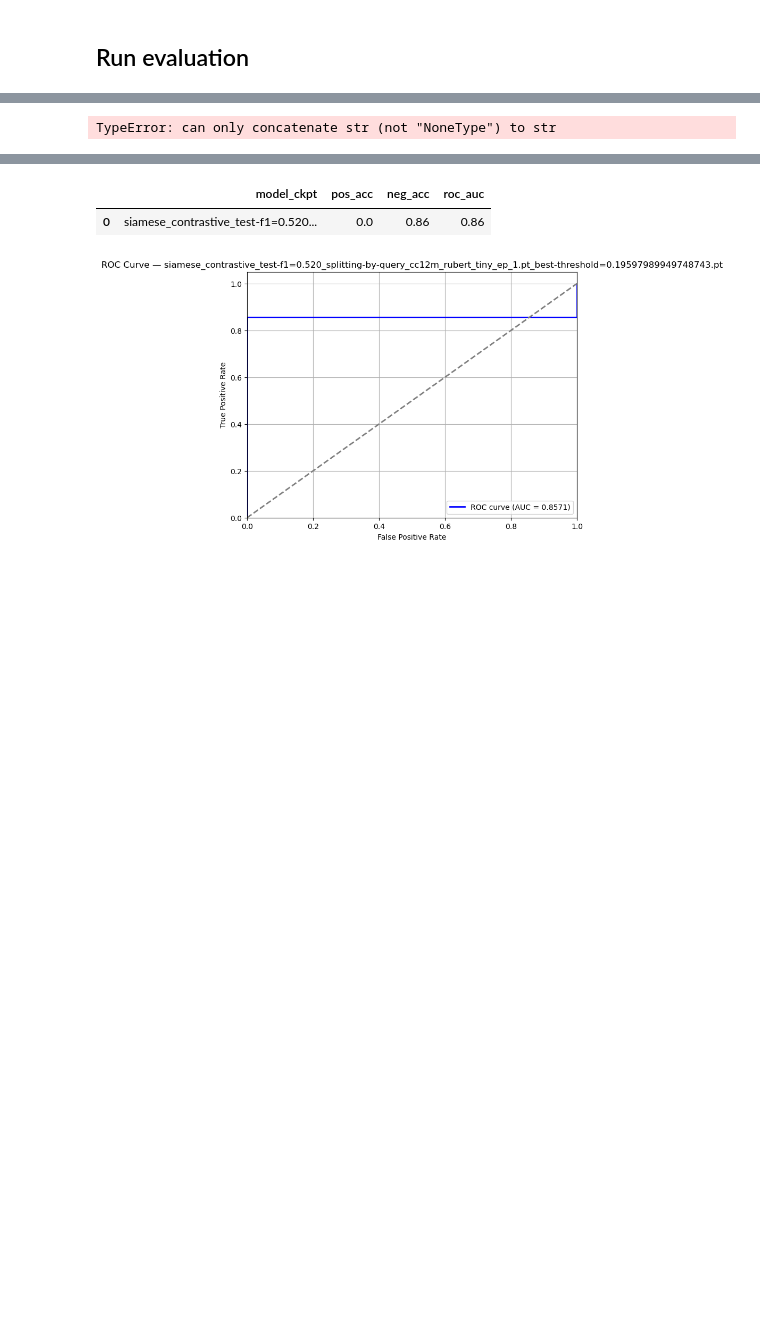
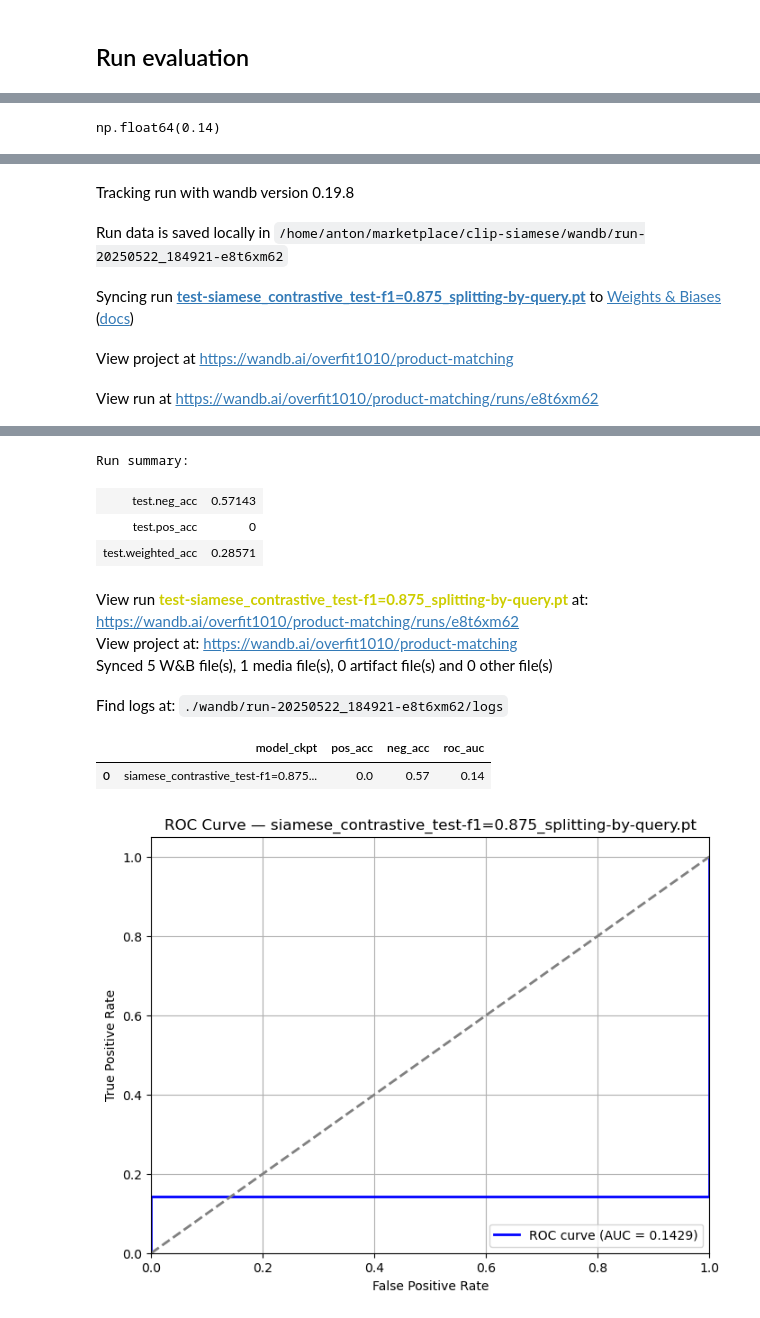
Before and after one commit to tony-pitchblack/marketplace_analytics, a Jupyter notebook: clip-siamese/contrastive_test.ipynb, the cells around one changed output, grey strips where cells are left out. Drawn from its saved outputs; the diff is of its cells as text; code cells hidden in the pictures; blank space fills up the shorter version.

Commit message:
revert contrastive_test to usable version - also update model

```diff
--- a/clip-siamese/contrastive_test.ipynb
+++ b/clip-siamese/contrastive_test.ipynb
@@ -808,14 +393,11 @@ array(['test'], dtype=object)
 # %%
 # Load data
 
-if PAIRWISE_DATASET_FILE is not None:
-    pairwise_df = pd.read_csv(DATA_PATH + PAIRWISE_DATASET_FILE)
-else:
-    mapping_df = pd.read_parquet(DATA_PATH + MAPPING_FILE)
+labeled = pd.read_csv(DATA_PATH + TABLE_DATASET_FILE)
 images_dir = DATA_PATH + IMG_DATASET_NAME
 
-y = 1 - pairwise_df.label.values # target = minimal euclidean distance = 0
-X = pairwise_df.drop(columns='label').copy()
+y = 1 - labeled.label.values # target = minimal euclidean distance = 0
+X = labeled.drop(columns='label').copy()
 
 def load_data(model_config):
     test_ds = SiameseRuCLIPDataset(
@@ -826,8 +408,6 @@ def load_data(model_config):
     )
     test_dl = DataLoader(test_ds, batch_size=BATCH_SIZE)
     return test_dl
-# %% [output]
-TypeError: can only concatenate str (not "NoneType") to str
 # %%
 # model_config = model_configs[CHOSEN_MODEL_CKPT] # choose a particular config for debugging
 # test_dl = load_data(model_config)
@@ -848,9 +428,6 @@ def load_model(model_config):
         name_model_name=model_config["NAME_MODEL_NAME"],
         description_model_name=model_config["DESCRIPTION_MODEL_NAME"],
         device=DEVICE,
-        models_dir=DATA_PATH + 'train_results',
-        preload_model_name=model_config.get('PRELOAD_MODEL_NAME', None),
-        dropout=model_config.get('DROPOUT', None)
     )
 
     model.load_state_dict(std)
@@ -940,9 +517,8 @@ def compute_and_save_extended_predictions(
     embs_first,
     embs_second,
     labels,
-    pairwise_df,
+    labeled_df,
     threshold,
-    model_name: str,
     source_file_path: str = 'extended_predictions.csv',
     include_raw_preds: bool = True
 ) -> 'pd.DataFrame':
@@ -955,7 +531,7 @@ def compute_and_save_extended_predictions(
         embs_first: array-like of first embeddings.
         embs_second: array-like of second embeddings.
         labels: array-like of boolean ground-truth labels.
-        pairwise_df: pandas DataFrame containing the original data.
+        labeled_df: pandas DataFrame containing the original data.
         threshold: float, contrastive distance threshold.
         output_path: str, path to write the CSV.
         include_raw_preds: bool, whether to include raw model predictions in the output.
@@ -971,9 +547,9 @@ def compute_and_save_extended_predictions(
 
     # Ensure inputs align: truncate DataFrame if longer than embeddings
     n = len(embs_first)
-    dataset_frac = round(n / len(pairwise_df), 2)
-    if len(pairwise_df) > n:
-        pairwise_df = pairwise_df.iloc[:n].reset_index(drop=True)
+    dataset_frac = round(n / len(labeled_df), 2)
+    if len(labeled_df) > n:
+        labeled_df = labeled_df.iloc[:n].reset_index(drop=True)
 
     # Convert inputs to tensors
     embs_first_tensor = torch.tensor(embs_first, dtype=torch.float)
@@ -993,8 +569,8 @@ def compute_and_save_extended_predictions(
     distances = pairwise_distance(embs_first_tensor, embs_second_tensor).cpu().numpy()
 
     # Build extended DataFrame
-    extended_df = pairwise_df.copy()
-    extended_df['siamese_sim'] = distances
+    extended_df = labeled_df.copy()
+    extended_df['score'] = distances
     extended_df[f'pred_margin={threshold}'] = threshold - distances
 
     # Optionally include raw predictions
@@ -1002,17 +578,17 @@ def compute_and_save_extended_predictions(
         extended_df['prediction'] = preds_tensor.cpu().numpy()
 
     # Save to CSV
-    output_path = Path(source_file_path).parent / (Path(source_file_path).stem + f'_evaluation-threshold={threshold}_dataset-frac={dataset_frac}' + f'_model={model_name}' + '.csv')
+    output_path = Path(source_file_path).parent / (Path(source_file_path).stem + f'_evaluation-threshold={threshold}_dataset-frac={dataset_frac}.csv')
     extended_df.to_csv(output_path, index=False)
     print(f"Extended predictions saved to '{output_path}'")
 
     return extended_df
 
+
 # extended_df = compute_and_save_extended_predictions(
 #     embs_first, embs_second, labels, labeled,
 #     model_config['CONTRASTIVE_THRESHOLD'],
-#     model_config['MODEL_CKPT'],
-#     source_file_path=DATA_PATH + PAIRWISE_DATASET_FILE
+#     source_file_path=DATA_PATH + TABLE_DATASET_FILE
 # )
 # %%
 # Get evaluation score
@@ -1136,7 +712,7 @@ def log_to_wandb(
         entity="overfit1010",
         name=f"test-{model_config['MODEL_CKPT']}",
         config={
-            "PAIRWISE_DATASET_FILE": PAIRWISE_DATASET_FILE,
+            "table_dataset_file": TABLE_DATASET_FILE,
             "img_dataset_name": IMG_DATASET_NAME,
             "model_ckpt": model_config['MODEL_CKPT'],
             "name_model_name": model_config['NAME_MODEL_NAME'],
@@ -1165,6 +741,10 @@ def log_to_wandb(
     wandb.finish()
 
 # log_to_wandb(model_config, pos_acc, neg_acc, roc_auc, fig)
+# %%
+round(np.float64(0.14285714285714285), 2)
+# %% [output]
+np.float64(0.14)
 # %%
 from pprint import pprint
 
@@ -1185,10 +765,9 @@ for model_config in configs_to_evaluate:
     )
 
     extended_df = compute_and_save_extended_predictions(
-        embs_first, embs_second, labels, pairwise_df,
+        embs_first, embs_second, labels, labeled,
         model_config['CONTRASTIVE_THRESHOLD'],
-        model_config['MODEL_CKPT'],
-        source_file_path=DATA_PATH + PAIRWISE_DATASET_FILE
+        source_file_path=DATA_PATH + TABLE_DATASET_FILE
     )
 
     pos_acc, neg_acc = validation(
@@ -1227,0 +807,5 @@ Extended predictions saved to 'data/tables_OZ_geo_5500/processed/pairwise-splits
+Tracking run with wandb version 0.19.8
+Run data is saved locally in /home/anton/marketplace/clip-siamese/wandb/run-20250522_184921-e8t6xm62
+Syncing run test-siamese_contrastive_test-f1=0.875_splitting-by-query.pt to Weights & Biases (docs)
+View project at https://wandb.ai/overfit1010/product-matching
+View run at https://wandb.ai/overfit1010/product-matching/runs/e8t6xm62
@@ -1228,3 +813,11 @@ Extended predictions saved to 'data/tables_OZ_geo_5500/processed/pairwise-splits
+Run summary:
-|  | model_ckpt | pos_acc | neg_acc | roc_auc |
-| 0 | siamese_contrastive_test-f1=0.520... | 0.0 | 0.86 | 0.86 |
+| test.neg_acc | 0.57143 |
+| test.pos_acc | 0 |
+| test.weighted_acc | 0.28571 |
+View run test-siamese_contrastive_test-f1=0.875_splitting-by-query.pt at: https://wandb.ai/overfit1010/product-matching/runs/e8t6xm62
+View project at: https://wandb.ai/overfit1010/product-matching
+Synced 5 W&B file(s), 1 media file(s), 0 artifact file(s) and 0 other file(s)
+Find logs at: ./wandb/run-20250522_184921-e8t6xm62/logs
+|  | model_ckpt | pos_acc | neg_acc | roc_auc |
+| 0 | siamese_contrastive_test-f1=0.875... | 0.0 | 0.57 | 0.14 |
-[figure, old version]
+[figure, new version]
```
Also changed, not shown: parts of 13 cells of this notebook.
